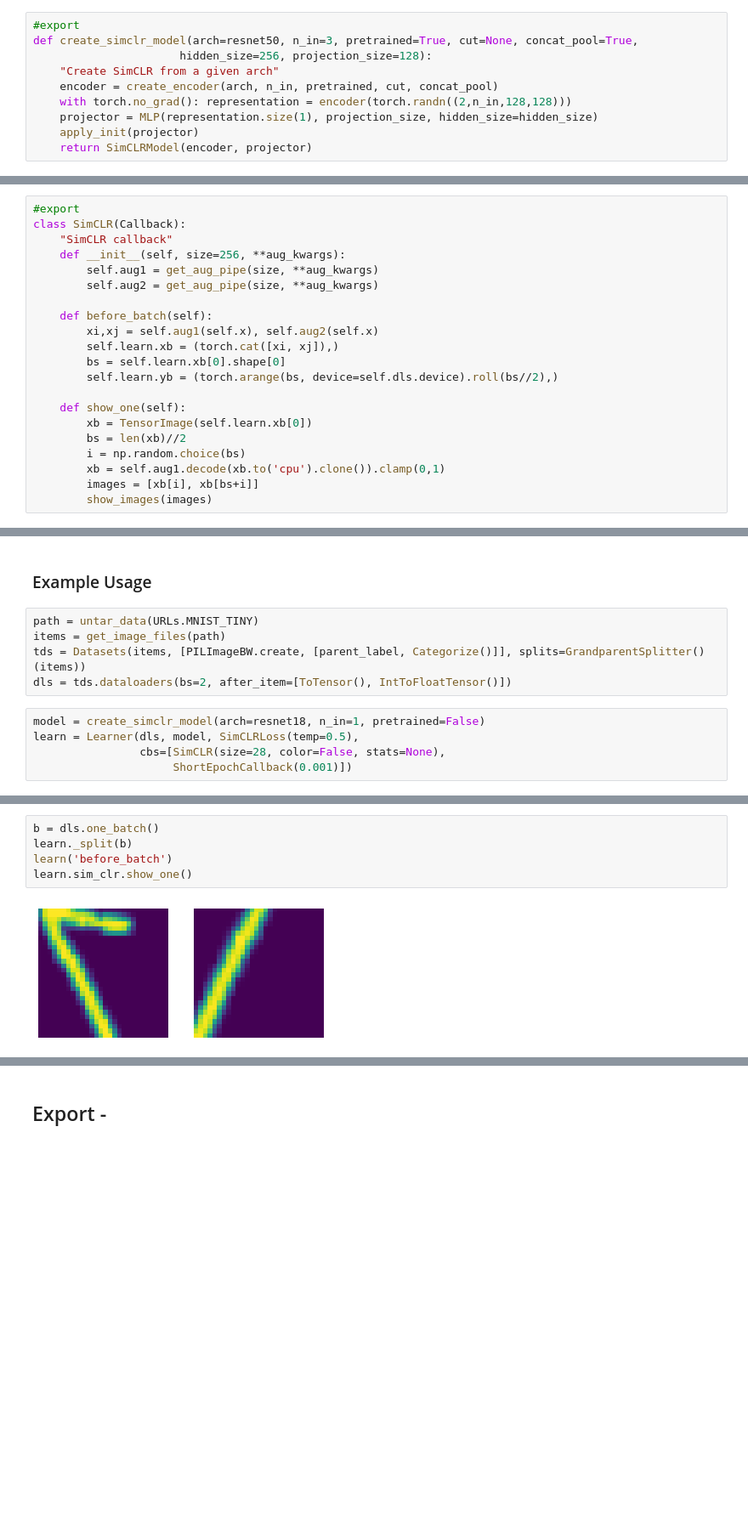
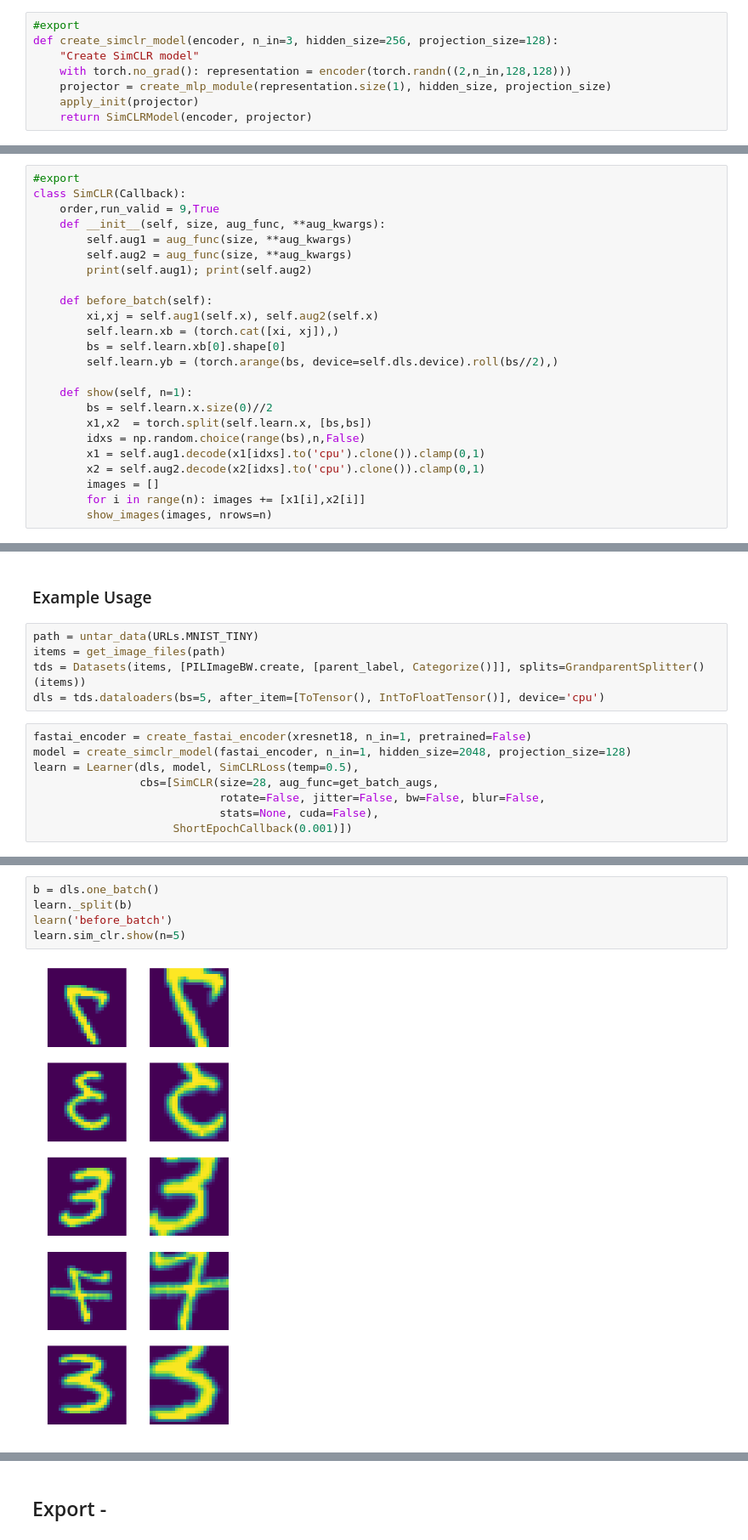
Before and after one commit to KeremTurgutlu/self_supervised, a Jupyter notebook: nbs/10-simclr.ipynb, the cells around one changed output, grey strips where cells are left out. Shown at 85% size. Drawn from its saved outputs; the diff is of its cells as text; blank space fills up the shorter version.

Commit message:
refactor simclr

```diff
--- a/nbs/10-simclr.ipynb
+++ b/nbs/10-simclr.ipynb
@@ -87,10 +92,8 @@ class SimCLRModel(Module):
 # %%
 #export
-def create_simclr_model(arch=resnet50, n_in=3, pretrained=True, cut=None, concat_pool=True,
-                      hidden_size=256, projection_size=128):
-    "Create SimCLR from a given arch"
-    encoder = create_encoder(arch, n_in, pretrained, cut, concat_pool)
+def create_simclr_model(encoder, n_in=3, hidden_size=256, projection_size=128):
+    "Create SimCLR model"
     with torch.no_grad(): representation = encoder(torch.randn((2,n_in,128,128)))
-    projector = MLP(representation.size(1), projection_size, hidden_size=hidden_size)
+    projector = create_mlp_module(representation.size(1), hidden_size, projection_size)
     apply_init(projector)
     return SimCLRModel(encoder, projector)
@@ -139,10 +133,11 @@ tensor(3.0830)
 # %%
 #export
 class SimCLR(Callback):
-    "SimCLR callback"
-    def __init__(self, size=256, **aug_kwargs):
-        self.aug1 = get_aug_pipe(size, **aug_kwargs)
-        self.aug2 = get_aug_pipe(size, **aug_kwargs)
+    order,run_valid = 9,True
+    def __init__(self, size, aug_func, **aug_kwargs):
+        self.aug1 = aug_func(size, **aug_kwargs)
+        self.aug2 = aug_func(size, **aug_kwargs)
+        print(self.aug1); print(self.aug2)
 
     def before_batch(self):
         xi,xj = self.aug1(self.x), self.aug2(self.x)
@@ -150,11 +145,13 @@ class SimCLR(Callback):
         bs = self.learn.xb[0].shape[0]
         self.learn.yb = (torch.arange(bs, device=self.dls.device).roll(bs//2),)
 
-    def show_one(self):
-        xb = TensorImage(self.learn.xb[0])
-        bs = len(xb)//2
-        i = np.random.choice(bs)
-        xb = self.aug1.decode(xb.to('cpu').clone()).clamp(0,1)
-        images = [xb[i], xb[bs+i]]
-        show_images(images)
+    def show(self, n=1):
+        bs = self.learn.x.size(0)//2
+        x1,x2  = torch.split(self.learn.x, [bs,bs])
+        idxs = np.random.choice(range(bs),n,False)
+        x1 = self.aug1.decode(x1[idxs].to('cpu').clone()).clamp(0,1)
+        x2 = self.aug2.decode(x2[idxs].to('cpu').clone()).clamp(0,1)
+        images = []
+        for i in range(n): images += [x1[i],x2[i]]
+        show_images(images, nrows=n)
 # %% [markdown]
@@ -165,9 +162,12 @@ You can pass `size` to define the random resized crop size and other data augmen
 path = untar_data(URLs.MNIST_TINY)
 items = get_image_files(path)
 tds = Datasets(items, [PILImageBW.create, [parent_label, Categorize()]], splits=GrandparentSplitter()(items))
-dls = tds.dataloaders(bs=2, after_item=[ToTensor(), IntToFloatTensor()])
+dls = tds.dataloaders(bs=5, after_item=[ToTensor(), IntToFloatTensor()], device='cpu')
 # %%
-model = create_simclr_model(arch=resnet18, n_in=1, pretrained=False)
+fastai_encoder = create_fastai_encoder(xresnet18, n_in=1, pretrained=False)
+model = create_simclr_model(fastai_encoder, n_in=1, hidden_size=2048, projection_size=128)
 learn = Learner(dls, model, SimCLRLoss(temp=0.5),
-                cbs=[SimCLR(size=28, color=False, stats=None),
+                cbs=[SimCLR(size=28, aug_func=get_batch_augs,
+                            rotate=False, jitter=False, bw=False, blur=False,
+                            stats=None, cuda=False),
                      ShortEpochCallback(0.001)])
@@ -174,7 +177,7 @@ learn = Learner(dls, model, SimCLRLoss(temp=0.5),
 # %%
 b = dls.one_batch()
 learn._split(b)
 learn('before_batch')
-learn.sim_clr.show_one()
+learn.sim_clr.show(n=5)
 # %% [output]
-[figure, old version]
+[figure, new version]
```
Also changed, not shown: parts of 29 cells of this notebook, 1 other file.
